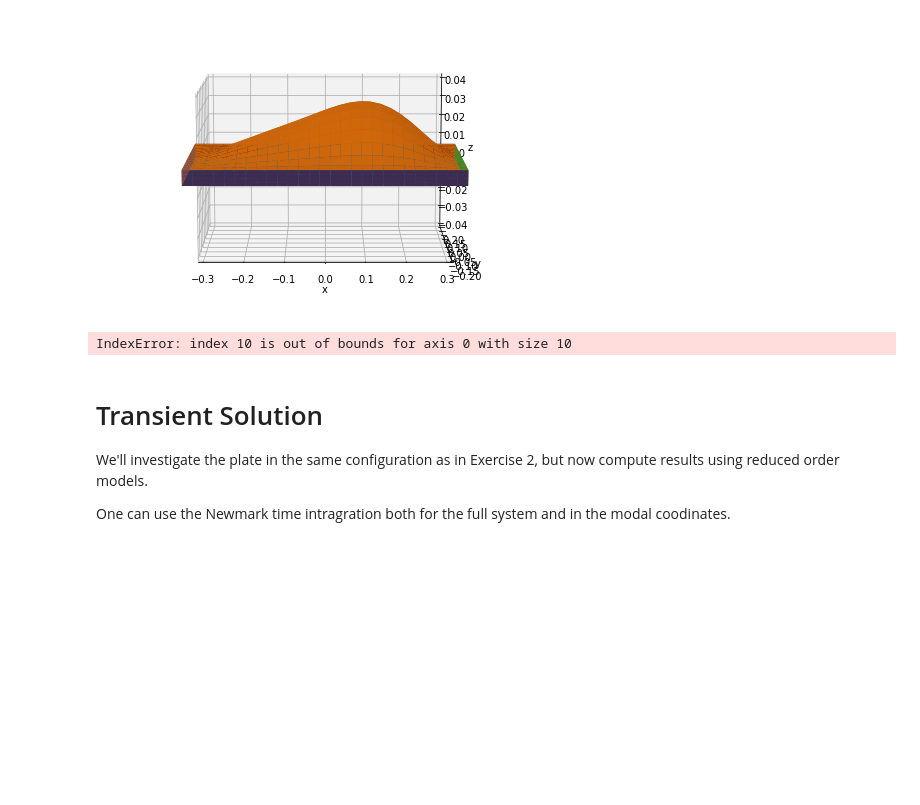
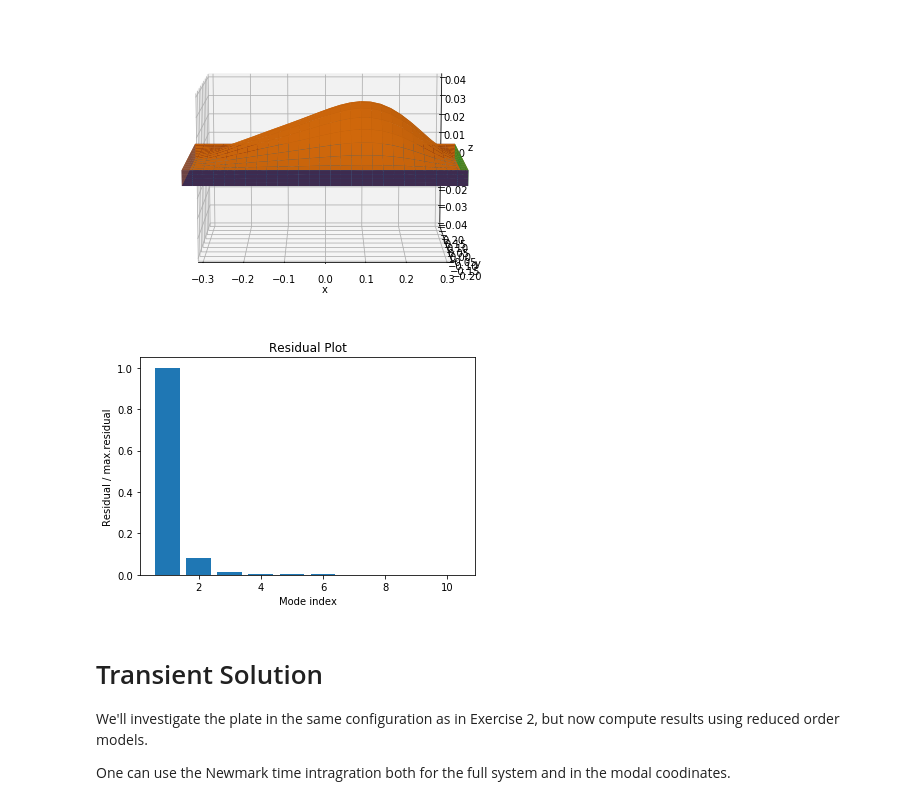
Before and after one commit to phmandl/modalanalyse, a Jupyter notebook: HW3/3_ModalSubspace_coupled_oscillators-richard.ipynb, the cells around one changed output. Saved outputs shown, nothing was run; the diff lists cells and outputs as text; code cells hidden in the pictures; blank space fills up the shorter version.

```diff
--- a/HW3/3_ModalSubspace_coupled_oscillators-richard.ipynb
+++ b/HW3/3_ModalSubspace_coupled_oscillators-richard.ipynb
@@ -411,18 +411,18 @@ Calculated mean pressure: 5.0 kPa
 # %%
 k = 10
 Wc,Vc = eigsh(Kc,k,Mc,sigma=0,which='LM',maxiter = 1000) # Compute mode subset
-residuals = np.zeros((k,1))
+residuals = []
 for model_order in range(k):
-    ls_solution, residual, rank, s = np.linalg.lstsq(Q @ Vc[:,1:k], u_linear)
-    residuals[k] = residual
+    ls_solution, residual, rank, s = np.linalg.lstsq(Q @ Vc[:, 0:model_order], u_linear)
+    residuals.append(residual[0])
 
-plt.bar(range(k), residuals)
-plt.ylabel('Residual')
+plt.bar(range(1,k+1), residuals / max(residuals))
+plt.ylabel('Residual / max.residual')
 plt.xlabel('Mode index')
-plt.title(title)
+plt.title('Residual Plot')
 plt.show()
 # %% [output]
-IndexError: index 10 is out of bounds for axis 0 with size 10
+[figure, added]
 # %% [markdown]
 # Transient Solution
 
```
